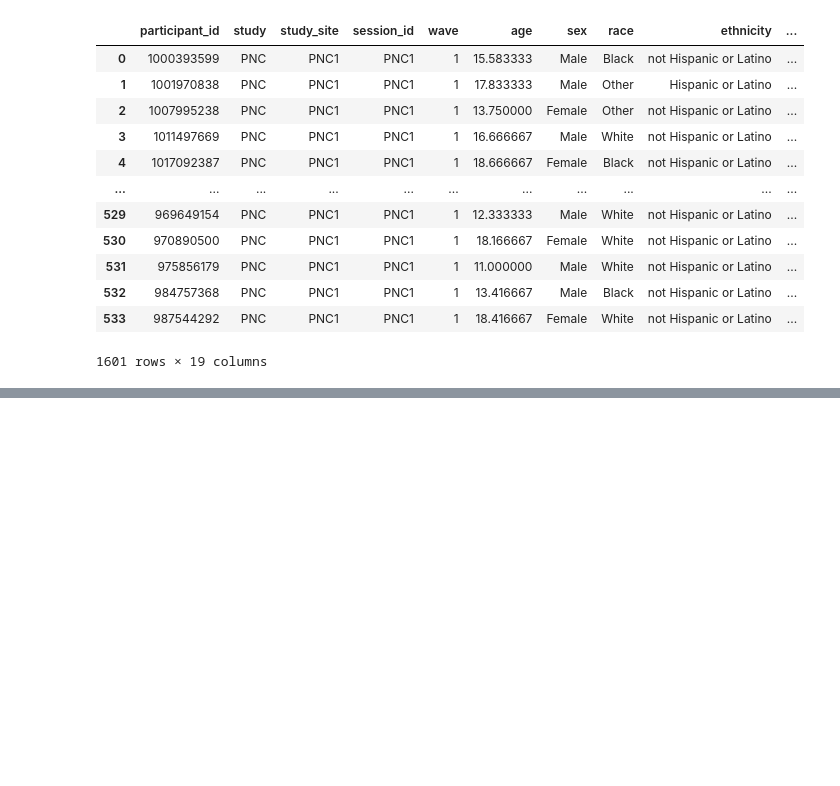
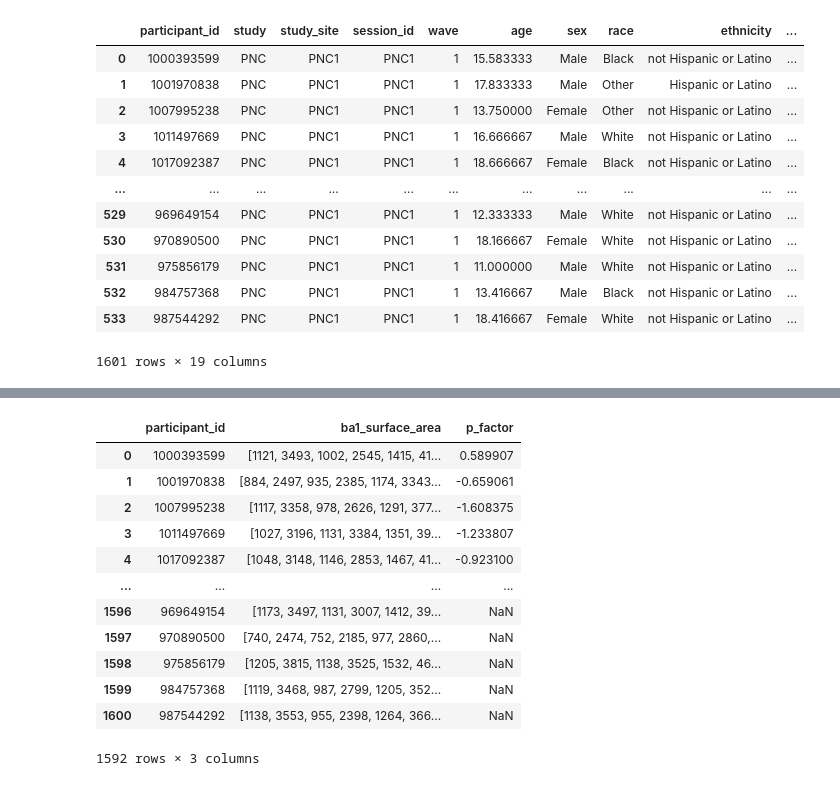
Before and after one commit to j0n-a/Neurohack_Group8_Miniproject, a Jupyter notebook: jona_preprocessing_attempt_20250730.ipynb, the cells around one changed output, grey strips where cells are left out. Cells and saved outputs as stored; diff of their text form; code cells hidden in the pictures; blank space fills up the shorter version.

```diff
--- a/jona_preprocessing_attempt_20250730.ipynb
+++ b/jona_preprocessing_attempt_20250730.ipynb
@@ -515,0 +553,16 @@ all_vars.to_csv("Projects/Neurohack_Group8_Miniproject/flattened_data/vars.csv")
+# %%
+all_vars[all_vars['ba1_surface_area'].apply(lambda x: isinstance(x, list))]
+# %% [output]
+|  | participant_id | ba1_surface_area | p_factor |
+| 0 | 1000393599 | [1121, 3493, 1002, 2545, 1415, 41... | 0.589907 |
+| 1 | 1001970838 | [884, 2497, 935, 2385, 1174, 3343... | -0.659061 |
+| 2 | 1007995238 | [1117, 3358, 978, 2626, 1291, 377... | -1.608375 |
+| 3 | 1011497669 | [1027, 3196, 1131, 3384, 1351, 39... | -1.233807 |
+| 4 | 1017092387 | [1048, 3148, 1146, 2853, 1467, 41... | -0.923100 |
+| ... | ... | ... | ... |
+| 1596 | 969649154 | [1173, 3497, 1131, 3007, 1412, 39... | NaN |
+| 1597 | 970890500 | [740, 2474, 752, 2185, 977, 2860,... | NaN |
+| 1598 | 975856179 | [1205, 3815, 1138, 3525, 1532, 46... | NaN |
+| 1599 | 984757368 | [1119, 3468, 987, 2799, 1205, 352... | NaN |
+| 1600 | 987544292 | [1138, 3553, 955, 2398, 1264, 366... | NaN |
+1592 rows × 3 columns
```
Also changed, not shown: parts of 6 cells of this notebook, 2 other files.
